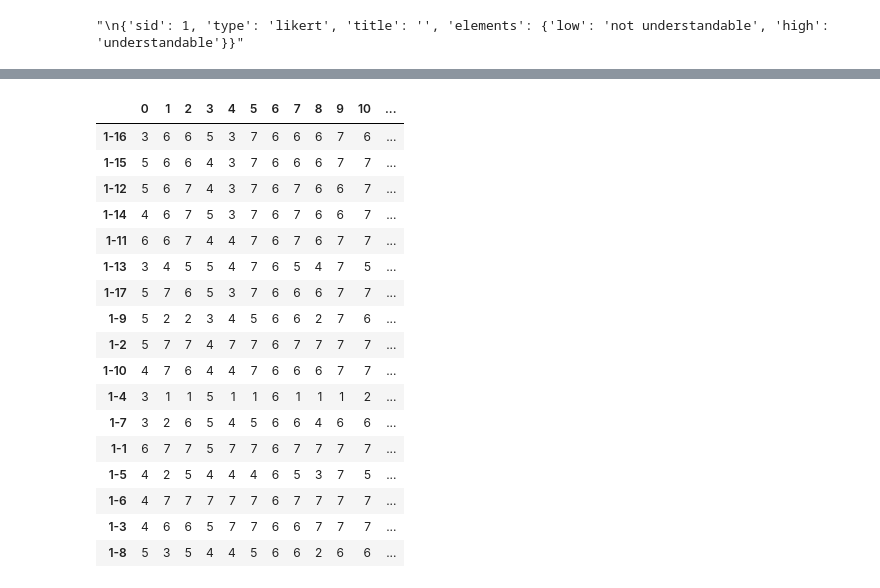
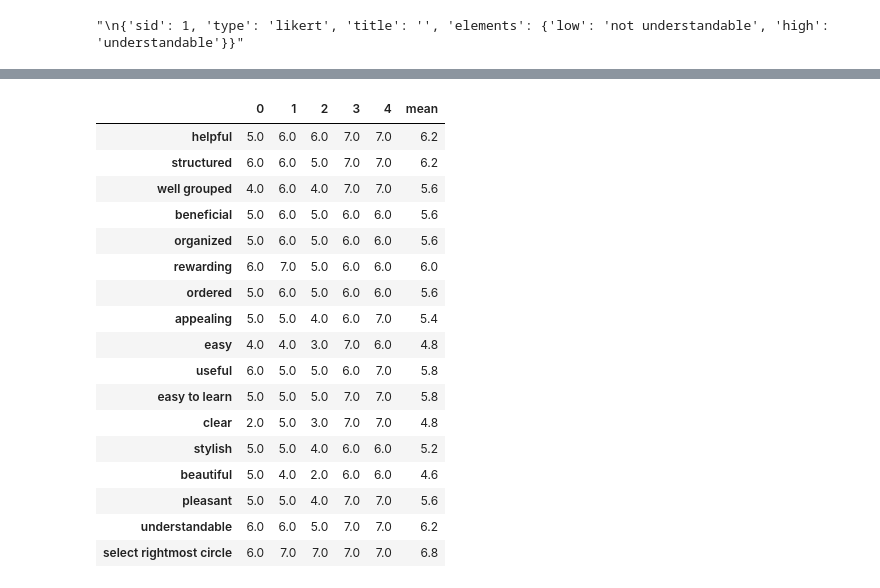
Before and after one commit to rizupaudel/designStudy, a Jupyter notebook: guidance/analysis.ipynb, the cells around one changed output, grey strips where cells are left out. Drawn from its saved outputs; the diff is of its cells as text; code cells hidden in the pictures.

```diff
--- a/guidance/analysis.ipynb
+++ b/guidance/analysis.ipynb
@@ -92,10 +90,11 @@ password_response = []
 time_response = []
 survey_response = []
 for i, fname in enumerate(os.listdir(fpath)):
-    pss, tim, sur = get_response(os.path.join(fpath, fname))
-    password_response.append(pss)
-    time_response.append(tim)
-    survey_response.append(sur)
+    if fname.endswith('.json'):
+        pss, tim, sur = get_response(os.path.join(fpath, fname))
+        password_response.append(pss)
+        time_response.append(tim)
+        survey_response.append(sur)
 # %%
 import pandas as pd
 password_response_df = pd.DataFrame(password_response)
@@ -261,28 +241,35 @@ get_qdetails('7', '1-1')
 # %%
 # quest
+normqsid = ['1-4']
 import json
-quest = pd.DataFrame(survey_response_df['7'].to_dict())
+quest = pd.DataFrame(survey_response_df['7'].to_dict()).astype(int)
+normquest = 8 - quest.loc[normqsid]
+quest.update(normquest)
+
+new_index = {}
+for qsid in quest.index:
+    likert_scale = 'low' if qsid in normqsid else 'high'
+    new_index[qsid] = json.loads(get_qdetails('7', qsid).replace("'", '"')).get('elements').get(likert_scale)
+new_index
+quest = quest.rename(new_index)
+quest['mean'] = quest.mean(axis=1)
 quest
-# for qsid in quest.index:
-#     # print(qsid)
-#     # print(get_qdetails('7', qsid).strip())
-#     print(json.loads(get_qdetails('7', qsid).strip()).get('sid'))
 # %% [output]
-|  | 0 | 1 | 2 | 3 | 4 | 5 | 6 | 7 | 8 | 9 | 10 | ... |
-| 1-16 | 3 | 6 | 6 | 5 | 3 | 7 | 6 | 6 | 6 | 7 | 6 | ... |
-| 1-15 | 5 | 6 | 6 | 4 | 3 | 7 | 6 | 6 | 6 | 7 | 7 | ... |
-| 1-12 | 5 | 6 | 7 | 4 | 3 | 7 | 6 | 7 | 6 | 6 | 7 | ... |
-| 1-14 | 4 | 6 | 7 | 5 | 3 | 7 | 6 | 7 | 6 | 6 | 7 | ... |
-| 1-11 | 6 | 6 | 7 | 4 | 4 | 7 | 6 | 7 | 6 | 7 | 7 | ... |
-| 1-13 | 3 | 4 | 5 | 5 | 4 | 7 | 6 | 5 | 4 | 7 | 5 | ... |
-| 1-17 | 5 | 7 | 6 | 5 | 3 | 7 | 6 | 6 | 6 | 7 | 7 | ... |
-| 1-9 | 5 | 2 | 2 | 3 | 4 | 5 | 6 | 6 | 2 | 7 | 6 | ... |
-| 1-2 | 5 | 7 | 7 | 4 | 7 | 7 | 6 | 7 | 7 | 7 | 7 | ... |
-| 1-10 | 4 | 7 | 6 | 4 | 4 | 7 | 6 | 6 | 6 | 7 | 7 | ... |
-| 1-4 | 3 | 1 | 1 | 5 | 1 | 1 | 6 | 1 | 1 | 1 | 2 | ... |
-| 1-7 | 3 | 2 | 6 | 5 | 4 | 5 | 6 | 6 | 4 | 6 | 6 | ... |
-| 1-1 | 6 | 7 | 7 | 5 | 7 | 7 | 6 | 7 | 7 | 7 | 7 | ... |
-| 1-5 | 4 | 2 | 5 | 4 | 4 | 4 | 6 | 5 | 3 | 7 | 5 | ... |
-| 1-6 | 4 | 7 | 7 | 7 | 7 | 7 | 6 | 7 | 7 | 7 | 7 | ... |
-| 1-3 | 4 | 6 | 6 | 5 | 7 | 7 | 6 | 6 | 7 | 7 | 7 | ... |
-| 1-8 | 5 | 3 | 5 | 4 | 4 | 5 | 6 | 6 | 2 | 6 | 6 | ... |
+|  | 0 | 1 | 2 | 3 | 4 | mean |
+| helpful | 5.0 | 6.0 | 6.0 | 7.0 | 7.0 | 6.2 |
+| structured | 6.0 | 6.0 | 5.0 | 7.0 | 7.0 | 6.2 |
+| well grouped | 4.0 | 6.0 | 4.0 | 7.0 | 7.0 | 5.6 |
+| beneficial | 5.0 | 6.0 | 5.0 | 6.0 | 6.0 | 5.6 |
+| organized | 5.0 | 6.0 | 5.0 | 6.0 | 6.0 | 5.6 |
+| rewarding | 6.0 | 7.0 | 5.0 | 6.0 | 6.0 | 6.0 |
+| ordered | 5.0 | 6.0 | 5.0 | 6.0 | 6.0 | 5.6 |
+| appealing | 5.0 | 5.0 | 4.0 | 6.0 | 7.0 | 5.4 |
+| easy | 4.0 | 4.0 | 3.0 | 7.0 | 6.0 | 4.8 |
+| useful | 6.0 | 5.0 | 5.0 | 6.0 | 7.0 | 5.8 |
+| easy to learn | 5.0 | 5.0 | 5.0 | 7.0 | 7.0 | 5.8 |
+| clear | 2.0 | 5.0 | 3.0 | 7.0 | 7.0 | 4.8 |
+| stylish | 5.0 | 5.0 | 4.0 | 6.0 | 6.0 | 5.2 |
+| beautiful | 5.0 | 4.0 | 2.0 | 6.0 | 6.0 | 4.6 |
+| pleasant | 5.0 | 5.0 | 4.0 | 7.0 | 7.0 | 5.6 |
+| understandable | 6.0 | 6.0 | 5.0 | 7.0 | 7.0 | 6.2 |
+| select rightmost circle | 6.0 | 7.0 | 7.0 | 7.0 | 7.0 | 6.8 |
```
Also changed, not shown: parts of 15 cells of this notebook, 21 other files.
